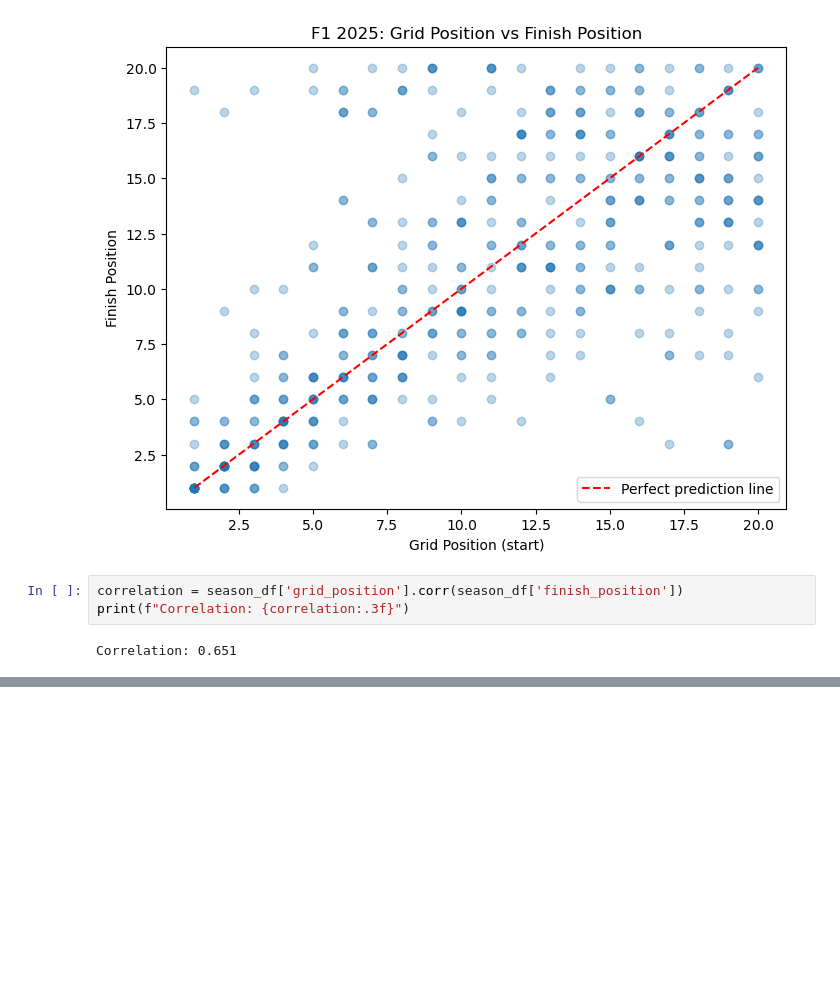
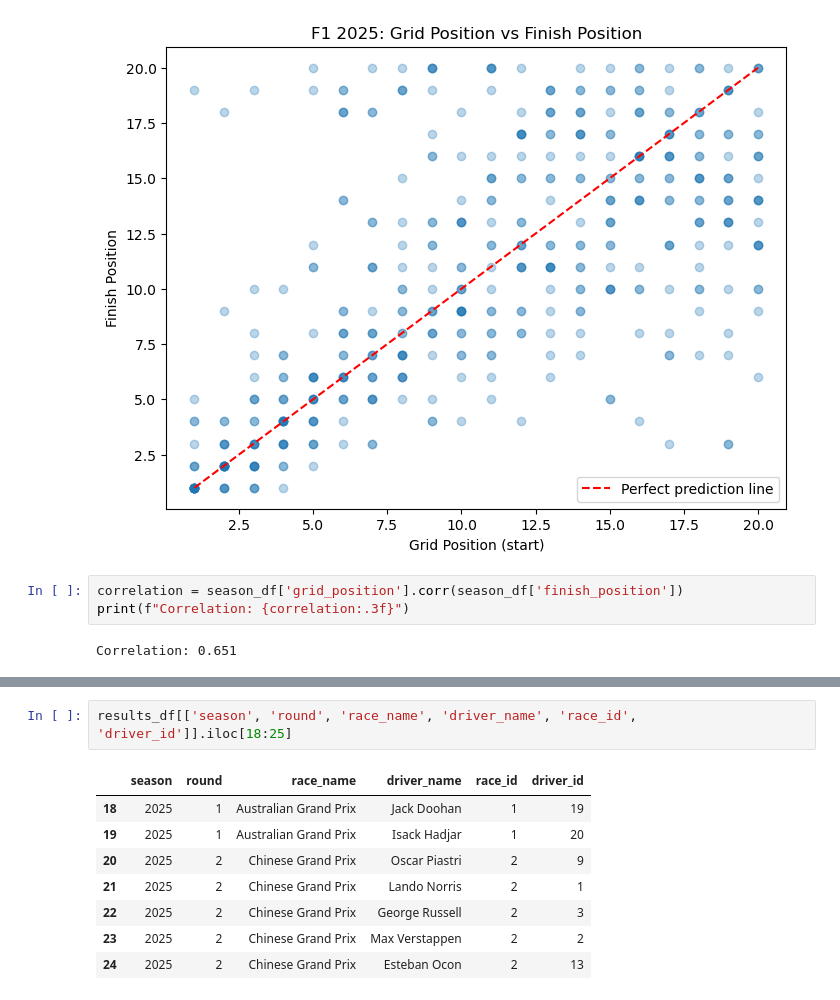
Before and after one commit to 0786yk-tech/f1-race-predictor, a Jupyter notebook: notebooks/01_data_extraction.ipynb, the cells around one changed output, grey strips where cells are left out. Saved outputs shown, nothing was run; the diff lists cells and outputs as text; blank space fills up the shorter version.

```diff
--- a/notebooks/01_data_extraction.ipynb
+++ b/notebooks/01_data_extraction.ipynb
@@ -244,0 +350,11 @@ Correlation: 0.651
+# %%
+results_df[['season', 'round', 'race_name', 'driver_name', 'race_id', 'driver_id']].iloc[18:25]
+# %% [output]
+|  | season | round | race_name | driver_name | race_id | driver_id |
+| 18 | 2025 | 1 | Australian Grand Prix | Jack Doohan | 1 | 19 |
+| 19 | 2025 | 1 | Australian Grand Prix | Isack Hadjar | 1 | 20 |
+| 20 | 2025 | 2 | Chinese Grand Prix | Oscar Piastri | 2 | 9 |
+| 21 | 2025 | 2 | Chinese Grand Prix | Lando Norris | 2 | 1 |
+| 22 | 2025 | 2 | Chinese Grand Prix | George Russell | 2 | 3 |
+| 23 | 2025 | 2 | Chinese Grand Prix | Max Verstappen | 2 | 2 |
+| 24 | 2025 | 2 | Chinese Grand Prix | Esteban Ocon | 2 | 13 |
```
Also changed, not shown: parts of 15 cells of this notebook, 3 other files.
